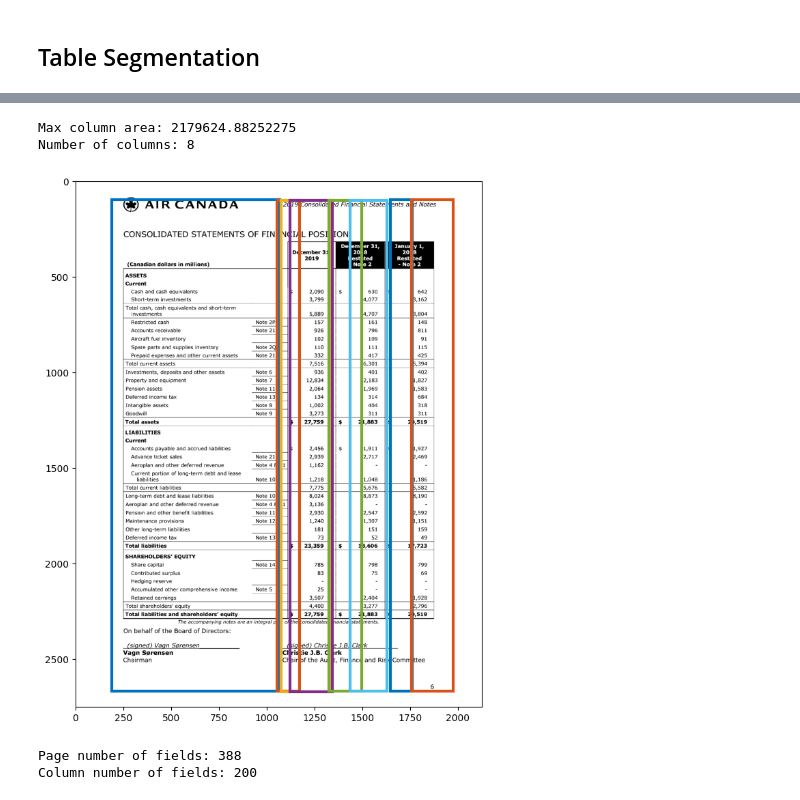
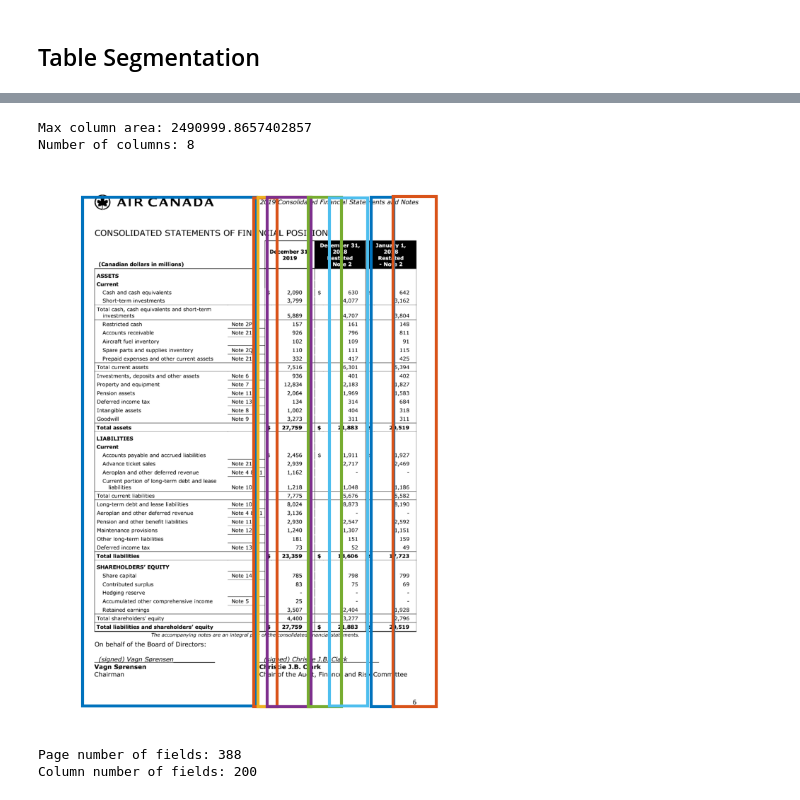
Before and after one commit to laubryan/FP-Robospreader, a Jupyter notebook: Final Project - Prototype.ipynb, the cells around one changed output, grey strips where cells are left out. Cells and saved outputs as stored; diff of their text form; code cells hidden in the pictures.

```diff
--- a/Final Project - Prototype.ipynb
+++ b/Final Project - Prototype.ipynb
@@ -95,13 +95,14 @@ with torch.no_grad():
 # Function to display an image with bounding boxes overlaid
 #
 def display_image_boxes(image, boxes):
-	COLORS = [[0.000, 0.447, 0.741], [0.850, 0.325, 0.098], [0.929, 0.694, 0.125], [0.494, 0.184, 0.556], [0.466, 0.674, 0.188], [0.301, 0.745, 0.933]]
-	plt.figure(figsize=(16,10))
-	plt.imshow(image)
-	ax = plt.gca()
-	colors = COLORS * (len(boxes) // len(COLORS) + 1)
-	for (x1, y1, x2, y2), colr in zip(boxes, colors):
-		ax.add_patch(plt.Rectangle((x1, y1), x2 - x1, y2 - y1, fill=False, color=colr, linewidth=3))
+  COLORS = [[0.000, 0.447, 0.741], [0.850, 0.325, 0.098], [0.929, 0.694, 0.125], [0.494, 0.184, 0.556], [0.466, 0.674, 0.188], [0.301, 0.745, 0.933]]
+  plt.figure(figsize=(16,10))
+  plt.imshow(image)
+  ax = plt.gca()
+  ax.axis('off')
+  colors = COLORS * (len(boxes) // len(COLORS) + 1)
+  for (x1, y1, x2, y2), colr in zip(boxes, colors):
+  	ax.add_patch(plt.Rectangle((x1, y1), x2 - x1, y2 - y1, fill=False, color=colr, linewidth=3))
 
 #
 # Check if columns are closely adjacent
@@ -170,9 +171,9 @@ target_sizes = [image.size[::-1]]
 ts_results = feature_extractor.post_process_object_detection(ts_outputs, threshold=0.7, target_sizes=target_sizes)[0]
 
 # Extract only columns
-max_column_area = (table_location[2] - table_location[0]) * (table_location[3] - table_location[1]) * 0.7
+max_column_area = (table_location[2] - table_location[0]) * (table_location[3] - table_location[1]) * 0.8
 print(f"Max column area: {max_column_area}")
-column_boxes = [box for box in ts_results['boxes'] if is_column(box) and box_area(box)<max_column_area] # 600000
+column_boxes = [box for box in ts_results['boxes'] if is_column(box) and box_area(box)<max_column_area]
 num_boxes = len(column_boxes)
 
 # Merge closely adjacent or overlapping columns
@@ -184,35 +185,35 @@ for i, box1 in enumerate(column_boxes):
       # Check if columns adjacent or overlapping
       if are_columns_adjacent(box1, box2) or boxes_overlap(box1, box2):
 
         # Merge columns
         merged_box = torch.tensor([min(box1[0], box2[0]), min(box1[1], box2[1]), max(box1[2], box2[2]), max(box1[3], box2[3])])
         if not is_box_in_list(merged_box, merged_columns):
           merged_columns.append(merged_box)
 
         # Mark pieces of merged column for removal
         if not is_box_in_list(box1, removed_columns):
           removed_columns.append(box1)
         if not is_box_in_list(box2, removed_columns):
           removed_columns.append(box2)
       else:
         # Add if not already in merged list
         if not is_box_in_list(box1, merged_columns):
           merged_columns.append(box1)
 
 # Remove discarded columns that were merged
 column_boxes = [box for box in merged_columns if not is_box_in_list(box, removed_columns)]
 num_boxes = len(column_boxes)
 print(f"Number of columns: {num_boxes}")
 
 # Sort columns left to right
 column_boxes = sorted(column_boxes, key=lambda box: box[0])
 
 # Display the inferred columns
 display_image_boxes(image, column_boxes)
 # %% [output]
-Max column area: 2179624.88252275
+Max column area: 2490999.8657402857
 Number of columns: 8
-[figure, old version]
+[figure, new version]
 # %%
 #
 # Get line item text
```
Also changed, not shown: parts of 1 cell of this notebook.
